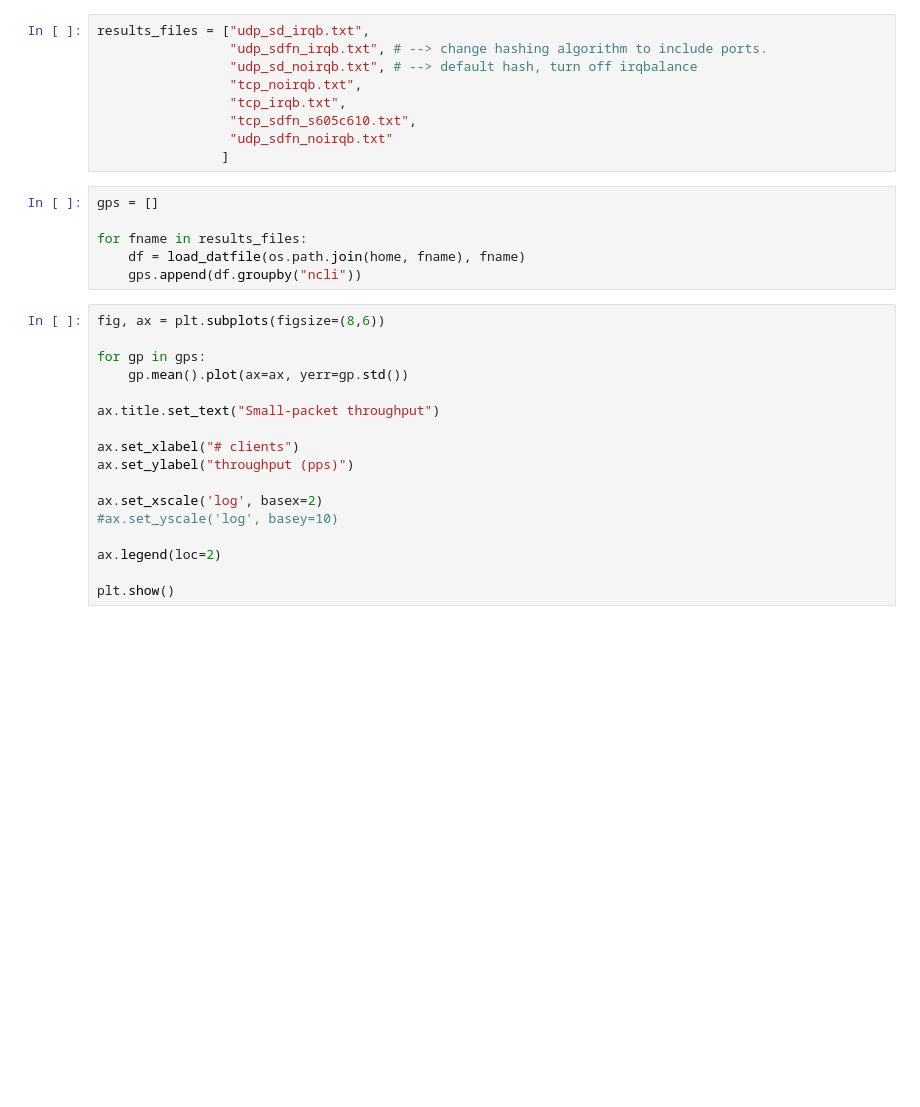
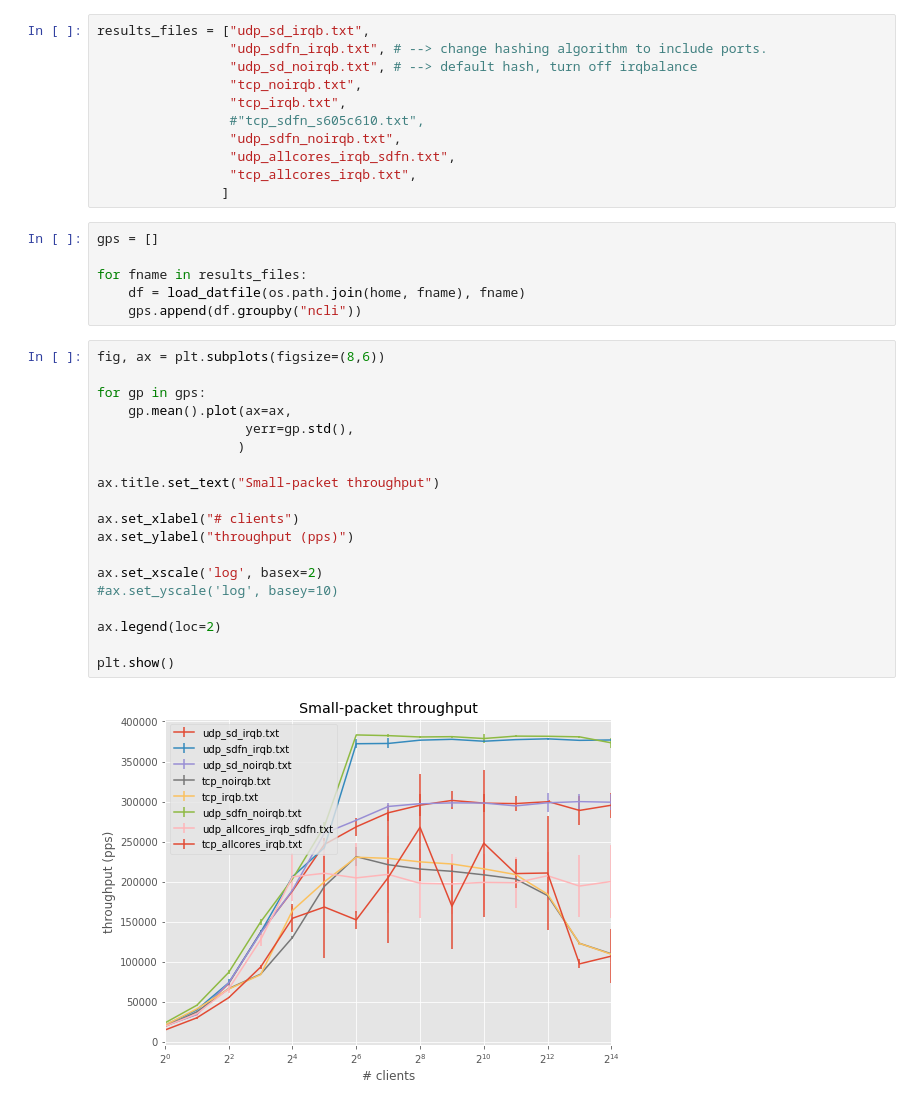
Before and after one commit to theanoli/tsch, a Jupyter notebook: mininetpipe/results/ethtool2/throughput.ipynb, the cells around one changed output. Cells and saved outputs as stored; diff of their text form; blank space fills up the shorter version.

```diff
--- a/mininetpipe/results/ethtool2/throughput.ipynb
+++ b/mininetpipe/results/ethtool2/throughput.ipynb
@@ -40,8 +41,10 @@ results_files = ["udp_sd_irqb.txt",
                  "udp_sd_noirqb.txt", # --> default hash, turn off irqbalance
                  "tcp_noirqb.txt",
                  "tcp_irqb.txt",
-                 "tcp_sdfn_s605c610.txt",
-                 "udp_sdfn_noirqb.txt"
+                 #"tcp_sdfn_s605c610.txt",
+                 "udp_sdfn_noirqb.txt",
+                 "udp_allcores_irqb_sdfn.txt",
+                 "tcp_allcores_irqb.txt",
                 ]
 # %%
 gps = []
@@ -52,20 +55,24 @@ for fname in results_files:
 # %%
 fig, ax = plt.subplots(figsize=(8,6))
 
 for gp in gps:
-    gp.mean().plot(ax=ax, yerr=gp.std())
+    gp.mean().plot(ax=ax,
+                   yerr=gp.std(),
+                  )
 
 ax.title.set_text("Small-packet throughput")
 
 ax.set_xlabel("# clients")
 ax.set_ylabel("throughput (pps)")
 
 ax.set_xscale('log', basex=2)
 #ax.set_yscale('log', basey=10)
 
 ax.legend(loc=2)
 
 plt.show()
+# %% [output]
+[figure, added]
 # %%
 fig = {
     'data': [
```
Also changed, not shown: parts of 3 cells of this notebook, 10 other files.
